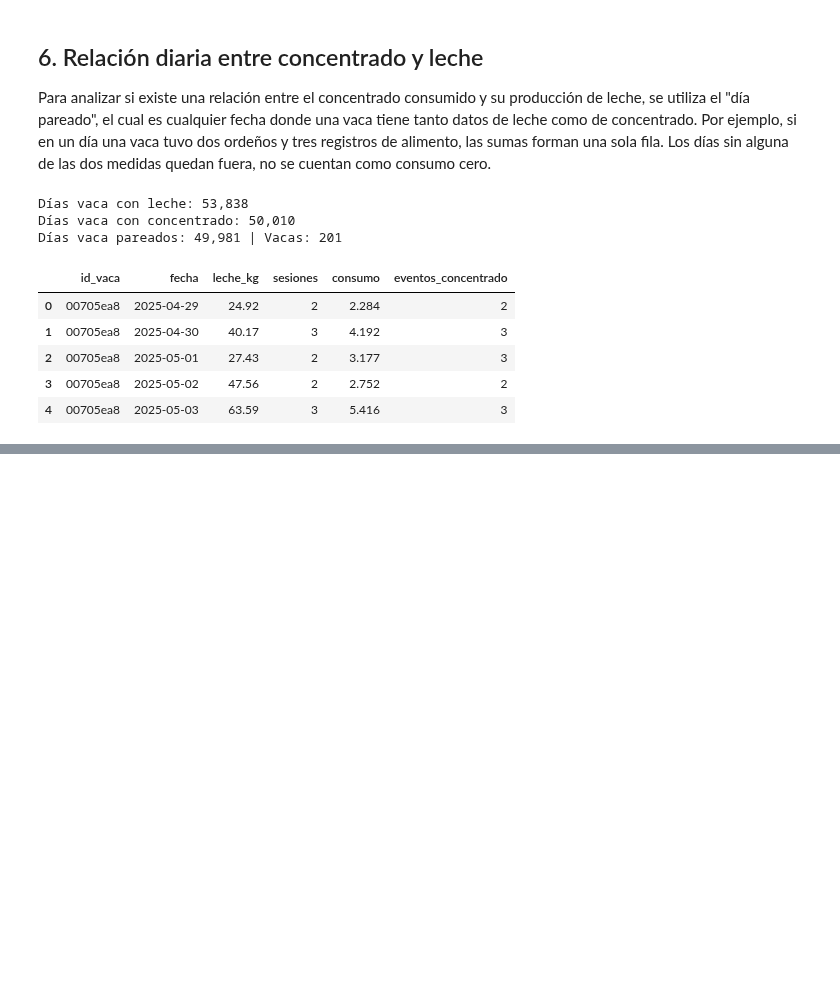
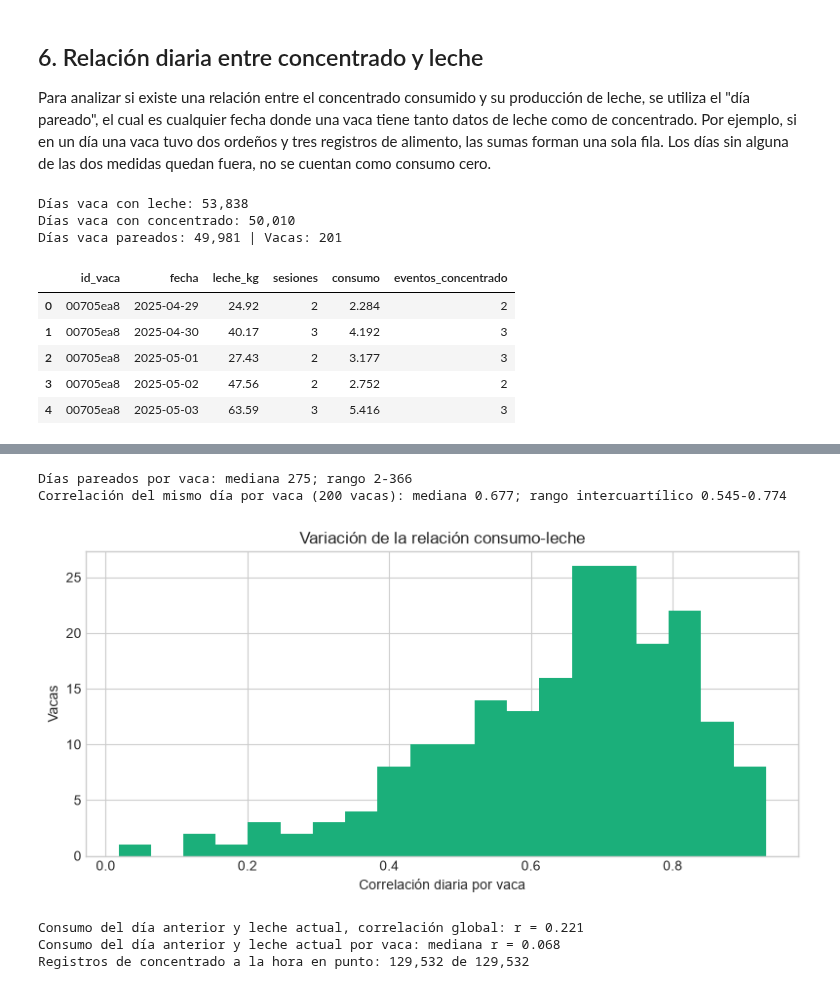
Before and after one commit to EmilioQuinonez/VACAS_IA, a Jupyter notebook: src/DU/eda_data_understanding_integrado.ipynb, the cells around one changed output, grey strips where cells are left out. Cells and saved outputs as stored; diff of their text form; code cells hidden in the pictures; blank space fills up the shorter version.

```diff
--- a/src/DU/eda_data_understanding_integrado.ipynb
+++ b/src/DU/eda_data_understanding_integrado.ipynb
@@ -401,0 +404,79 @@ Hay 49981 días vaca pareados de 201 vacas. La correlación entre consumo y lech
+# %%
+dias_por_vaca = pareados.groupby("id_vaca").size()
+
+correlaciones_mismo_dia = (
+    pareados.groupby("id_vaca")[["consumo", "leche_kg"]]
+    .apply(
+        lambda datos: datos["consumo"].corr(datos["leche_kg"])
+        if len(datos) >= 10 else np.nan
+    )
+    .dropna()
+)
+
+print(
+    f"Días pareados por vaca: mediana {dias_por_vaca.median():.0f}; "
+    f"rango {dias_por_vaca.min()}-{dias_por_vaca.max()}"
+)
+print(
+    f"Correlación del mismo día por vaca ({len(correlaciones_mismo_dia)} vacas): "
+    f"mediana {correlaciones_mismo_dia.median():.3f}; "
+    f"rango intercuartílico "
+    f"{correlaciones_mismo_dia.quantile(.25):.3f}-"
+    f"{correlaciones_mismo_dia.quantile(.75):.3f}"
+)
+
+fig, ax = plt.subplots(figsize=(8, 4))
+ax.hist(correlaciones_mismo_dia, bins=20, color=VERDE)
+ax.set(
+    xlabel="Correlación diaria por vaca",
+    ylabel="Vacas",
+    title="Variación de la relación consumo-leche",
+)
+plt.tight_layout()
+plt.show()
+
+# Para comparar el consumo de ayer con la leche de hoy,
+# se mueve la fecha del consumo un día hacia adelante.
+consumo_anterior = consumo_dia[["id_vaca", "fecha", "consumo"]].copy()
+consumo_anterior["fecha"] += pd.Timedelta(days=1)
+
+desfase = leche_dia.merge(
+    consumo_anterior,
+    on=["id_vaca", "fecha"],
+    how="inner",
+    validate="one_to_one",
+)
+
+correlaciones_dia_anterior = (
+    desfase.groupby("id_vaca")[["consumo", "leche_kg"]]
+    .apply(
+        lambda datos: datos["consumo"].corr(datos["leche_kg"])
+        if len(datos) >= 10 else np.nan
+    )
+    .dropna()
+)
+
+print(
+    f"Consumo del día anterior y leche actual, correlación global: "
+    f"r = {desfase['consumo'].corr(desfase['leche_kg']):.3f}"
+)
+print(
+    f"Consumo del día anterior y leche actual por vaca: "
+    f"mediana r = {correlaciones_dia_anterior.median():.3f}"
+)
+
+hora_en_punto = (
+    concentrado["hora_evento"].dt.minute.eq(0)
+    & concentrado["hora_evento"].dt.second.eq(0)
+)
+print(
+    f"Registros de concentrado a la hora en punto: "
+    f"{hora_en_punto.sum():,} de {len(concentrado):,}"
+)
+# %% [output]
+Días pareados por vaca: mediana 275; rango 2-366
+Correlación del mismo día por vaca (200 vacas): mediana 0.677; rango intercuartílico 0.545-0.774
+[figure, added]
+Consumo del día anterior y leche actual, correlación global: r = 0.221
+Consumo del día anterior y leche actual por vaca: mediana r = 0.068
+Registros de concentrado a la hora en punto: 129,532 de 129,532
```
Also changed, not shown: parts of 16 cells of this notebook.
